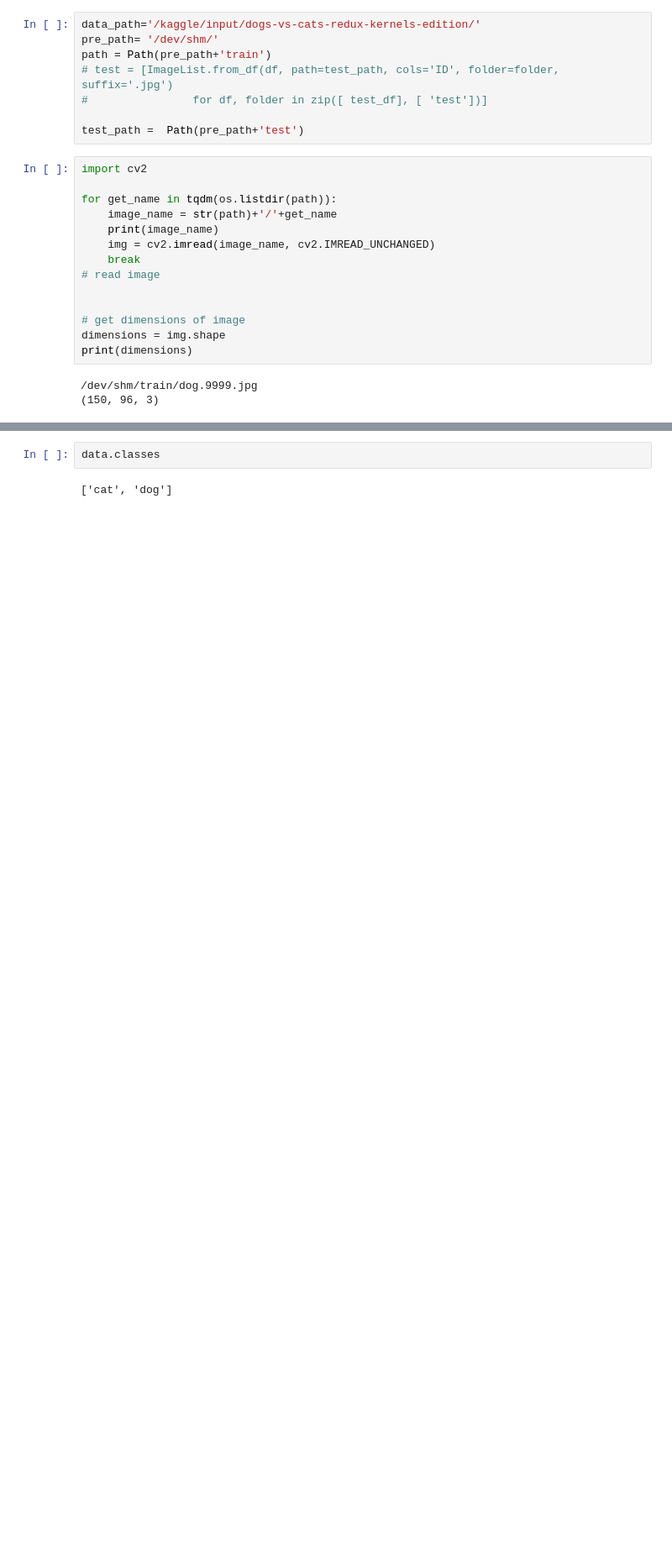
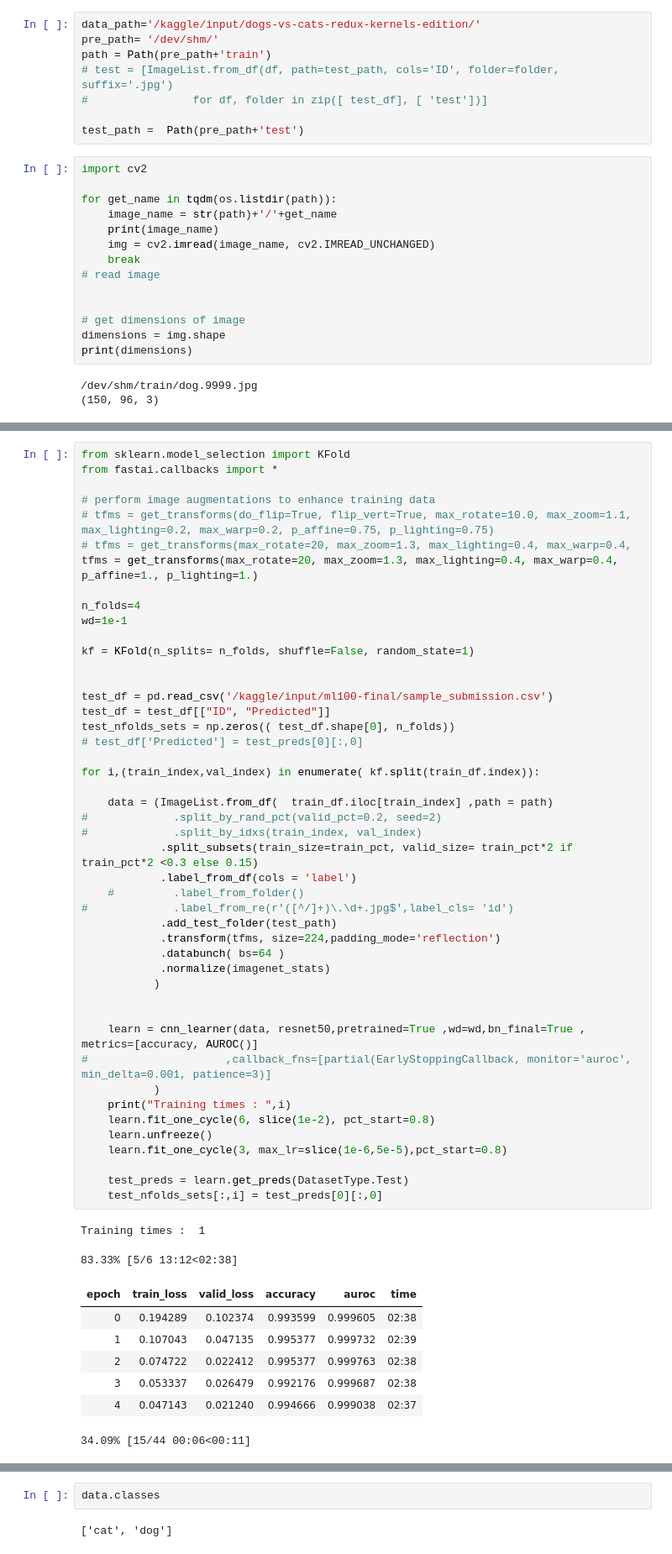
Before and after one commit to Stan-Lin/2nd-ML100Days, a Jupyter notebook: final_exam/dog_cat/Cats&Dogs_Classification.ipynb, the cells around one changed output, grey strips where cells are left out. Shown: that part at 84% size. Saved outputs shown, nothing was run; the diff lists cells and outputs as text; blank space fills up the shorter version.

Commit message:
Resnet50+KFold

```diff
--- a/final_exam/dog_cat/Cats&Dogs_Classification.ipynb
+++ b/final_exam/dog_cat/Cats&Dogs_Classification.ipynb
@@ -88,2 +436,58 @@ print(dimensions)
+# %%
+from sklearn.model_selection import KFold
+from fastai.callbacks import *
+
+# perform image augmentations to enhance training data
+# tfms = get_transforms(do_flip=True, flip_vert=True, max_rotate=10.0, max_zoom=1.1, max_lighting=0.2, max_warp=0.2, p_affine=0.75, p_lighting=0.75)
+# tfms = get_transforms(max_rotate=20, max_zoom=1.3, max_lighting=0.4, max_warp=0.4,
+tfms = get_transforms(max_rotate=20, max_zoom=1.3, max_lighting=0.4, max_warp=0.4, p_affine=1., p_lighting=1.)
+
+n_folds=4
+wd=1e-1
+
+kf = KFold(n_splits= n_folds, shuffle=False, random_state=1)
+
+
+test_df = pd.read_csv('/kaggle/input/ml100-final/sample_submission.csv')
+test_df = test_df[["ID", "Predicted"]]
+test_nfolds_sets = np.zeros(( test_df.shape[0], n_folds))
+# test_df['Predicted'] = test_preds[0][:,0]
+
+for i,(train_index,val_index) in enumerate( kf.split(train_df.index)):
+
+    data = (ImageList.from_df(  train_df.iloc[train_index] ,path = path)
+#             .split_by_rand_pct(valid_pct=0.2, seed=2)
+#             .split_by_idxs(train_index, val_index)
+            .split_subsets(train_size=train_pct, valid_size= train_pct*2 if train_pct*2 <0.3 else 0.15)
+            .label_from_df(cols = 'label')
+    #         .label_from_folder()
+#             .label_from_re(r'([^/]+)\.\d+.jpg$',label_cls= 'id')
+            .add_test_folder(test_path)
+            .transform(tfms, size=224,padding_mode='reflection')
+            .databunch( bs=64 )
+            .normalize(imagenet_stats)
+           )
+
+
+    learn = cnn_learner(data, resnet50,pretrained=True ,wd=wd,bn_final=True , metrics=[accuracy, AUROC()]
+#                     ,callback_fns=[partial(EarlyStoppingCallback, monitor='auroc', min_delta=0.001, patience=3)]
+           )
+    print("Training times : ",i)
+    learn.fit_one_cycle(6, slice(1e-2), pct_start=0.8)
+    learn.unfreeze()
+    learn.fit_one_cycle(3, max_lr=slice(1e-6,5e-5),pct_start=0.8)
+
+    test_preds = learn.get_preds(DatasetType.Test)
+    test_nfolds_sets[:,i] = test_preds[0][:,0]
+# %% [output]
+Training times :  1
+83.33% [5/6 13:12<02:38]
+| epoch | train_loss | valid_loss | accuracy | auroc | time |
+| 0 | 0.194289 | 0.102374 | 0.993599 | 0.999605 | 02:38 |
+| 1 | 0.107043 | 0.047135 | 0.995377 | 0.999732 | 02:39 |
+| 2 | 0.074722 | 0.022412 | 0.995377 | 0.999763 | 02:38 |
+| 3 | 0.053337 | 0.026479 | 0.992176 | 0.999687 | 02:38 |
+| 4 | 0.047143 | 0.021240 | 0.994666 | 0.999038 | 02:37 |
+34.09% [15/44 00:06<00:11]
 # %%
 
```
Also changed, not shown: parts of 23 cells of this notebook.
